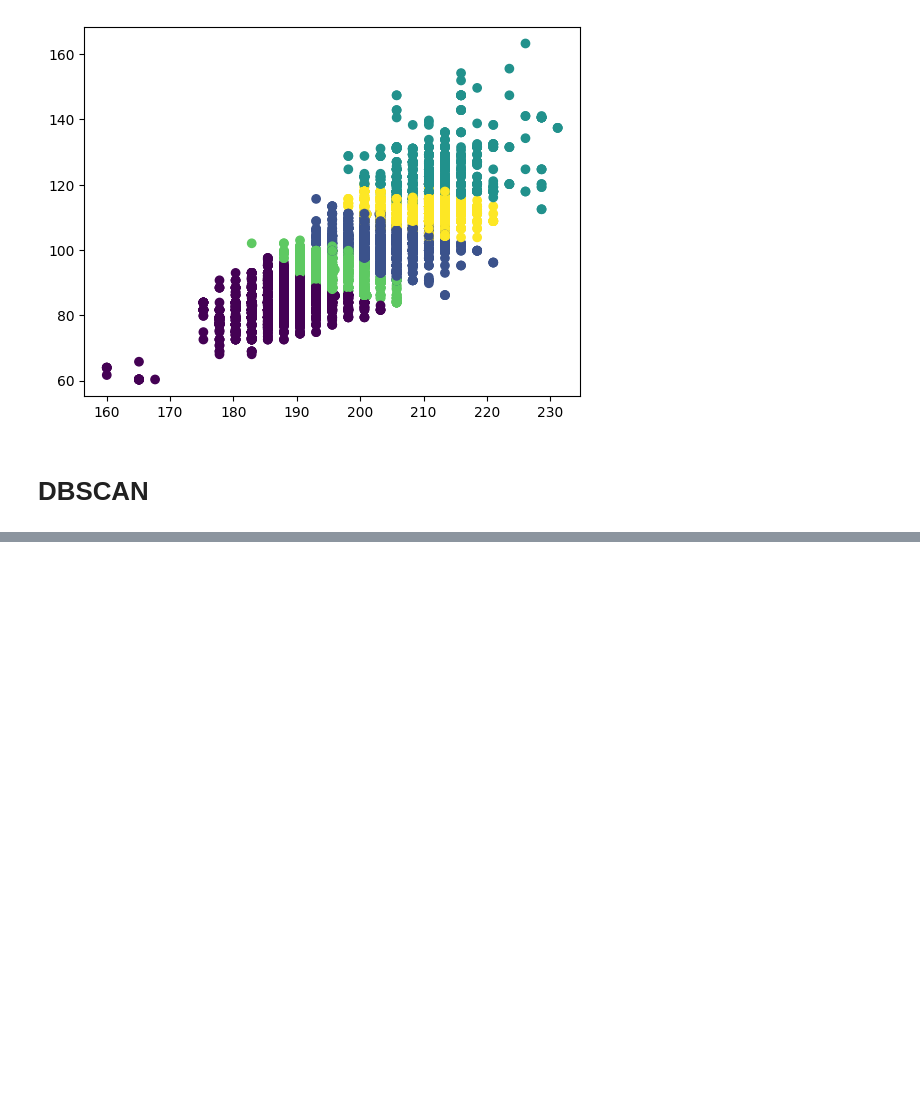
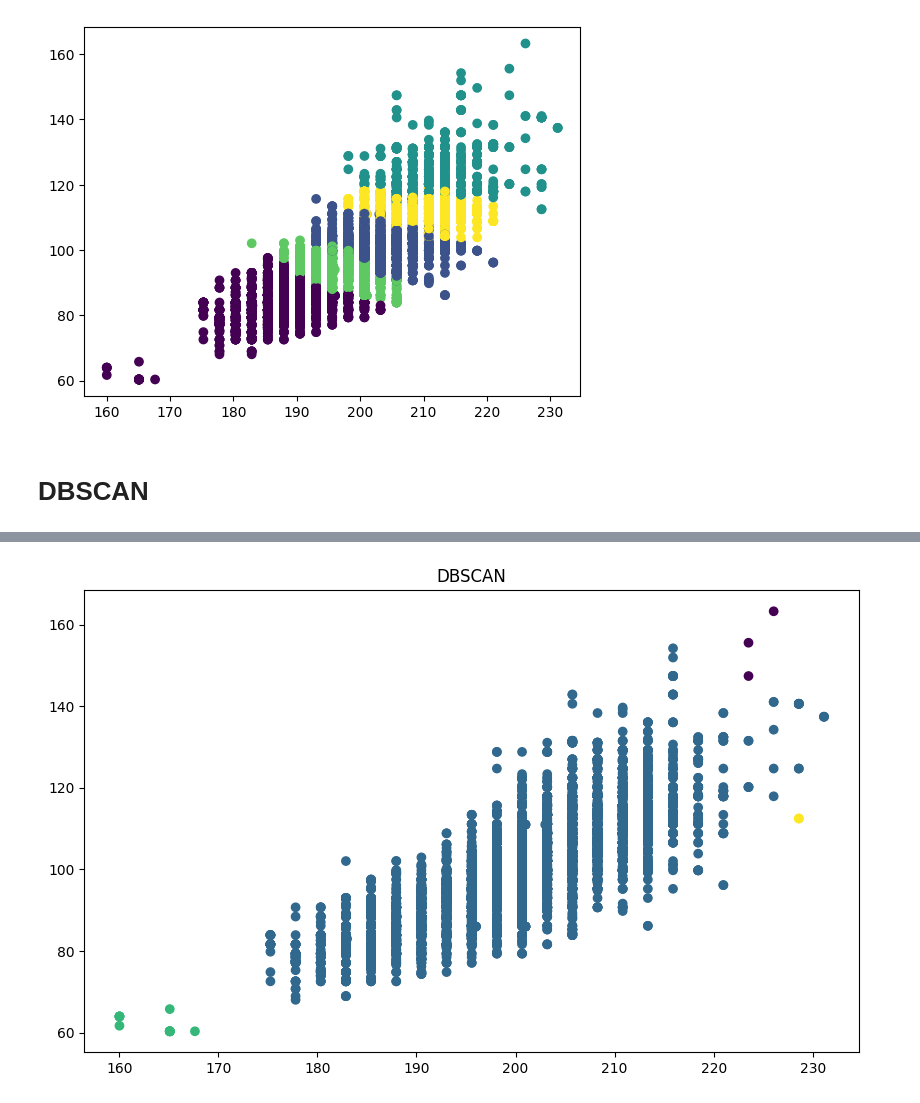
Before and after one commit to Marcgr79/muds, a Jupyter notebook: sistemas/nba.ipynb, the cells around one changed output, grey strips where cells are left out. Cells and saved outputs as stored; diff of their text form; code cells hidden in the pictures; blank space fills up the shorter version.

```diff
--- a/sistemas/nba.ipynb
+++ b/sistemas/nba.ipynb
@@ -310,3 +356,14 @@ plt.scatter(x, y, c = clustering.labels_)
 [figure]
 # %% [markdown]
 # DBSCAN
+# %%
+from sklearn.cluster import DBSCAN
+
+dbscan = DBSCAN(eps = 6, min_samples= 2).fit(X_train)
+dbscan_labels = dbscan.labels_
+
+n_clusters_ = len(set(dbscan_labels)) - (1 if -1 in dbscan_labels else 0) #Com sabem que noise es -1?
+n_noise_ = list(dbscan_labels).count(-1)
+
+print(n_clusters_)
+print(n_noise_)
@@ -312,0 +373,5 @@ plt.scatter(x, y, c = clustering.labels_)
+# %%
+X_train_labels = pd.DataFrame({"X": X_train[:, 0],
+                               "Y": X_train[:, 1],
+                                "classes": dbscan_labels})
+X_train_labels.head()
@@ -312,0 +385,7 @@ plt.scatter(x, y, c = clustering.labels_)
+# %%
+plt.figure(figsize = (10, 6))
+plt.scatter(X_train_labels.X, X_train_labels.Y, c = X_train_labels.classes)
+plt.title("DBSCAN")
+plt.show()
+# %% [output]
+[figure, added]
```
Also changed, not shown: parts of 9 cells of this notebook.
